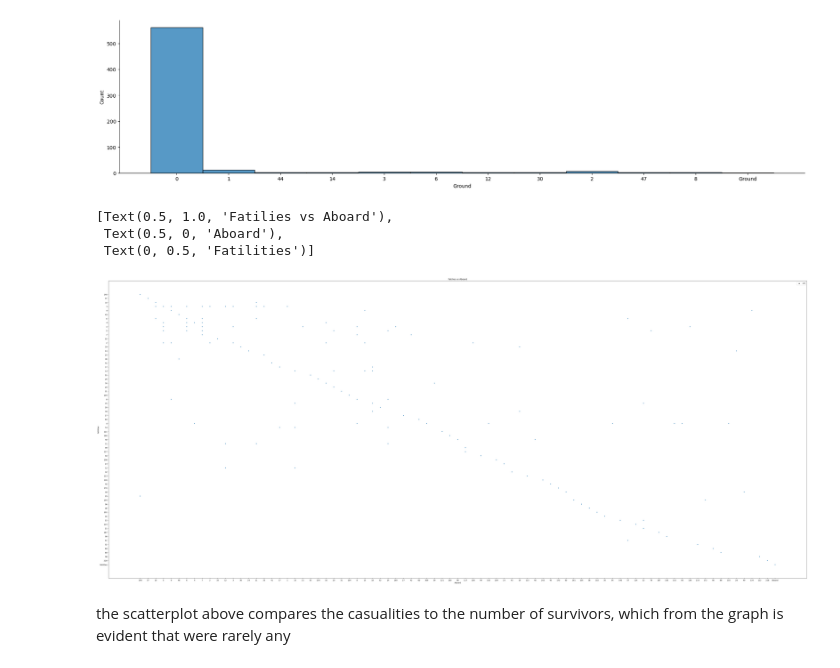
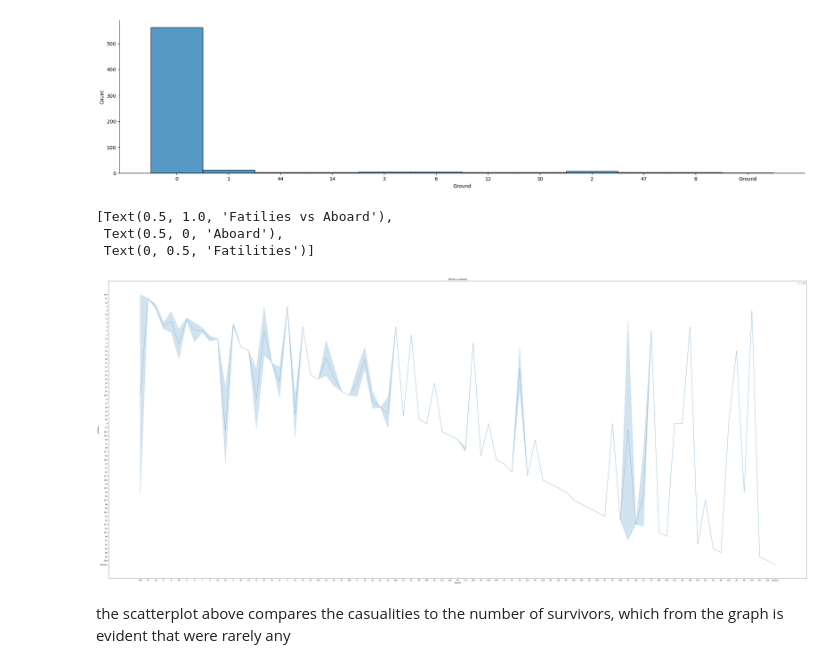
Before and after one commit to raghavbhagria/data-analysis, a Jupyter notebook: notebooks/analysis2.ipynb, the cells around one changed output. Cells and saved outputs as stored; diff of their text form; code cells hidden in the pictures.

```diff
--- a/notebooks/analysis2.ipynb
+++ b/notebooks/analysis2.ipynb
@@ -249,12 +250,12 @@ dis = sns.displot(data=df,x='Ground',multiple='dodge',aspect=4)
 [figure]
 # %%
 plt.figure(figsize=(70,30))
-sns.scatterplot(data=df,x='Aboard',y='Fatilities',size=-20).set(title="Fatilies vs Aboard",xlabel="Aboard",ylabel="Fatilities")
+sns.lineplot(data=df,x='Aboard',y='Fatilities',size=-20).set(title="Fatilies vs Aboard",xlabel="Aboard",ylabel="Fatilities")
 # %% [output]
 [Text(0.5, 1.0, 'Fatilies vs Aboard'),
  Text(0.5, 0, 'Aboard'),
  Text(0, 0.5, 'Fatilities')]
-[figure, old version]
+[figure, new version]
 # %% [markdown]
 the scatterplot above compares the casualities to the number of survivors, which from the graph is evident that were rarely any
 # %% [markdown]
```
Also changed, not shown: parts of 7 cells of this notebook, 1 other file.
